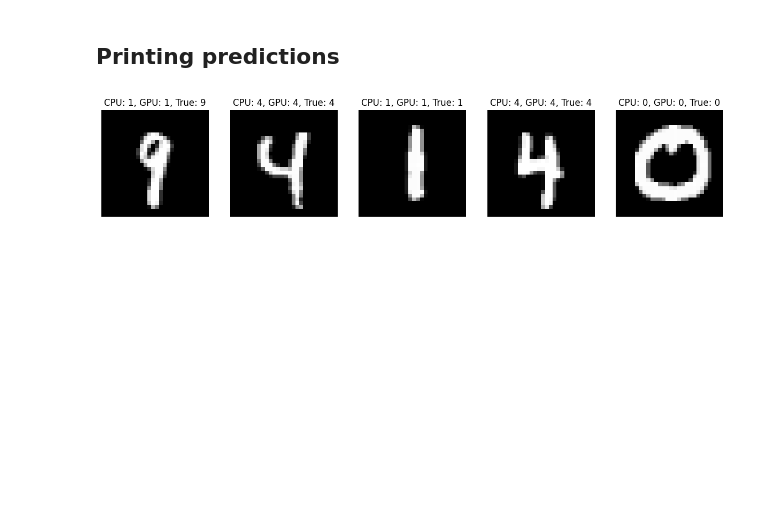
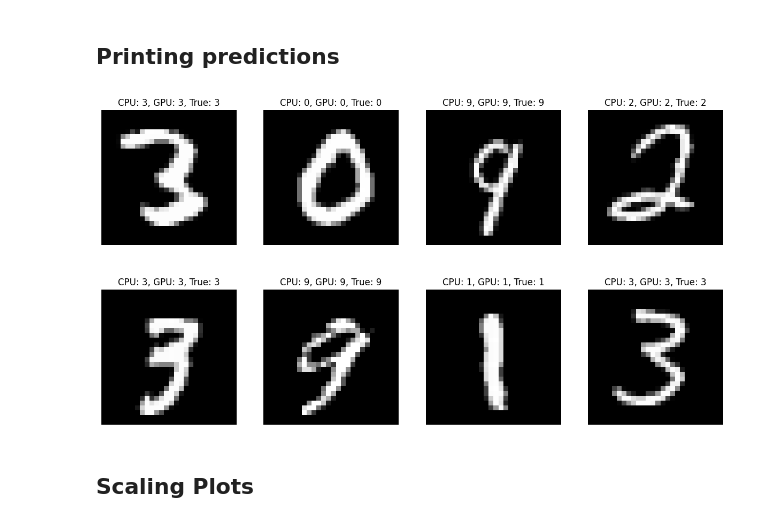
Before and after one commit to Crashprn/DistributedNNTraining, a Jupyter notebook: Loading_MNIST.ipynb, the cells around one changed output. Saved outputs shown, nothing was run; the diff lists cells and outputs as text; code cells hidden in the pictures; blank space fills up the shorter version.

```diff
--- a/Loading_MNIST.ipynb
+++ b/Loading_MNIST.ipynb
@@ -92,7 +81,7 @@ cpu_net.load_state_dict(cpu_params)
 gpu_net = NeuralNetwork(784, 300, 10)
 gpu_net.load_state_dict(gpu_params)
 
-random_5_idx = np.random.choice(len(x_test), 5, replace=False)
+random_5_idx = np.random.choice(len(x_test), 8, replace=False)
 x_in = x_test[random_5_idx].float()
 y_in = y_test[random_5_idx].long()
 
@@ -104,13 +93,18 @@ gpu_pred = gpu_out.argmax(1)
 # %% [markdown]
 ## Printing predictions
 # %%
-fig, axs = plt.subplots(1, 5, figsize=(15, 3))
+fig, axs = plt.subplots(2, 4, figsize=(15, 8))
 
-for i in range(5):
-    axs[i].imshow(x_in[i].reshape(28, 28).cpu().numpy(), cmap='gray')
-    axs[i].set_title(f"CPU: {cpu_pred[i].item()}, GPU: {gpu_pred[i].item()}, True: {y_in[i].item()}")
-    axs[i].axis('off')
+
+for i in range(8):
+    row = i // 4
+    col = i % 4
+    axs[row,col].imshow(x_in[row*4 + col].reshape(28, 28).cpu().numpy(), cmap='gray')
+    axs[row,col].set_title(f"CPU: {cpu_pred[row*4+col].item()}, GPU: {gpu_pred[i].item()}, True: {y_in[i].item()}")
+    axs[row,col].axis('off')
 
 plt.show()
 # %% [output]
-[figure, old version]
+[figure, new version]
+# %% [markdown]
+## Scaling Plots
```
Also changed, not shown: parts of 9 cells of this notebook, 13 other files.
